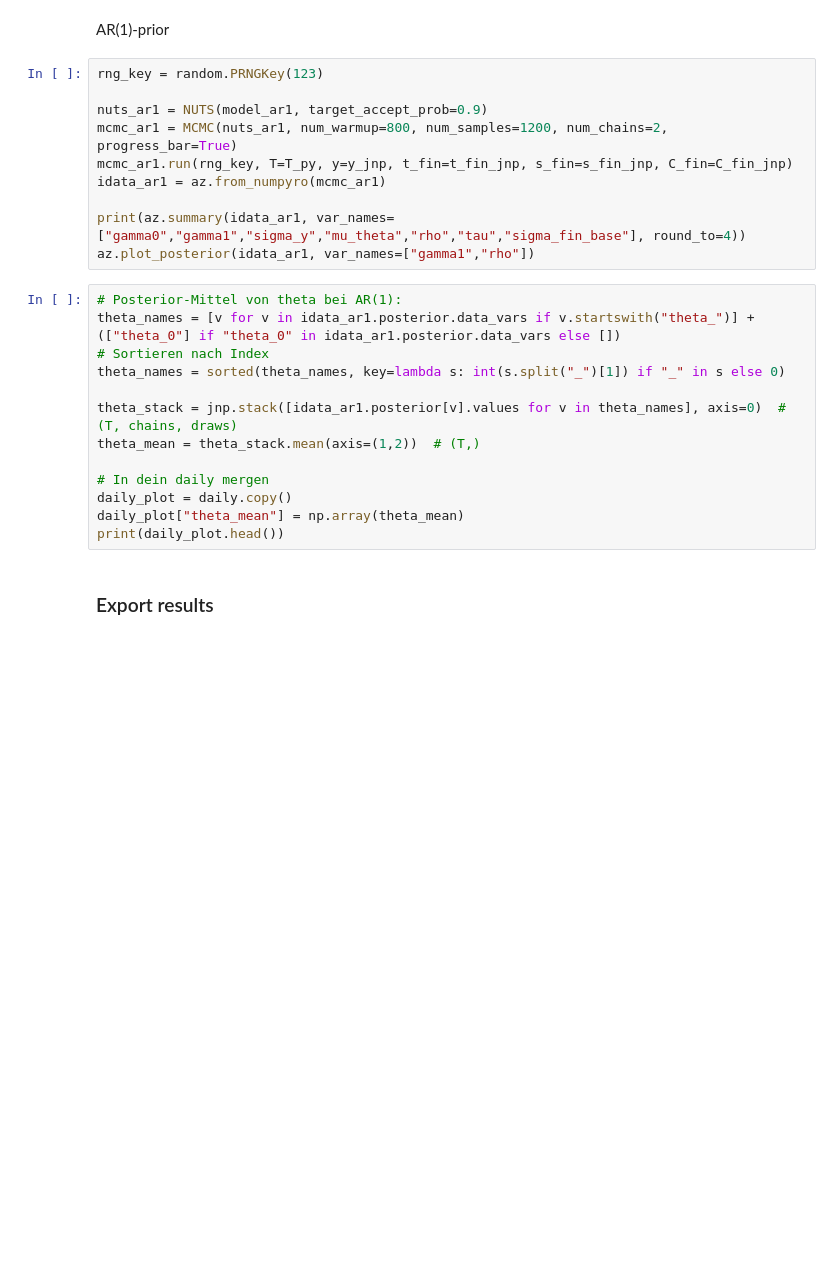
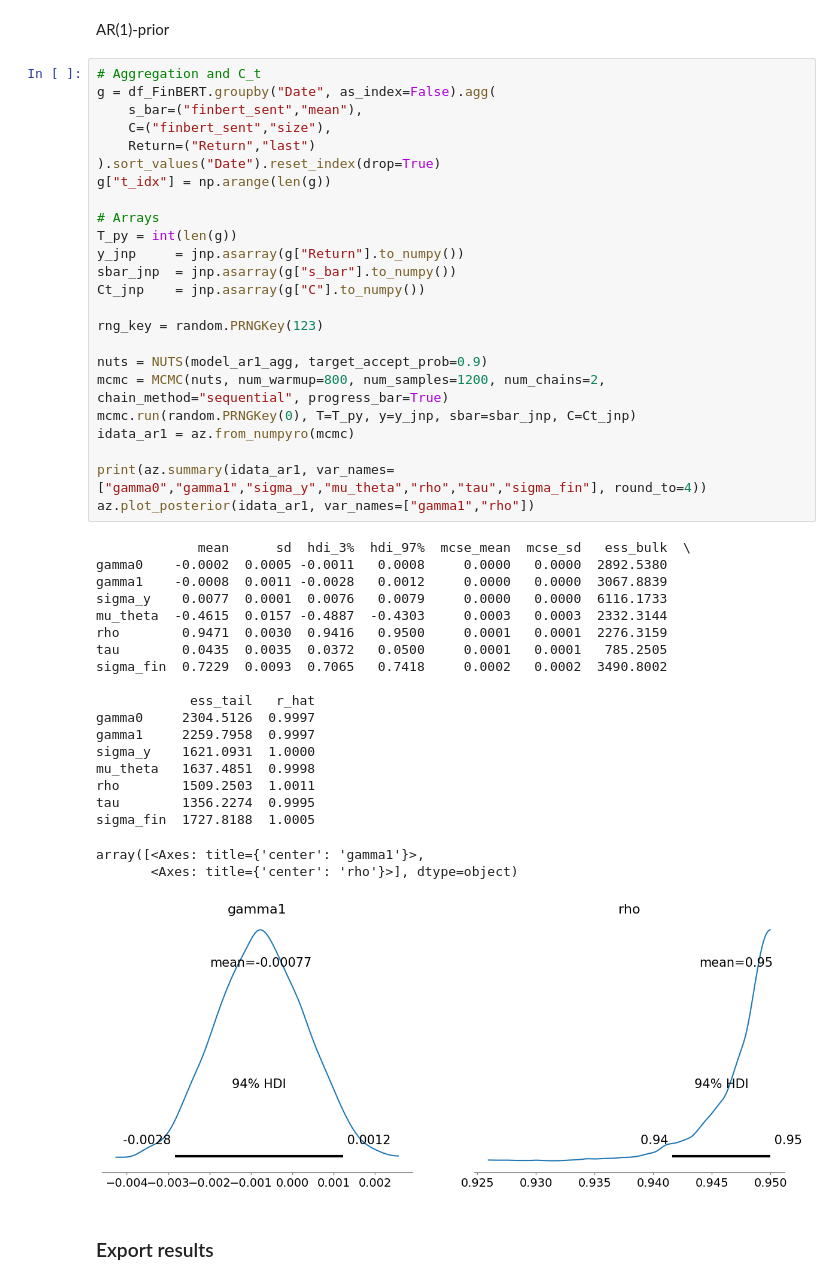
Before and after one commit to LukasGansneder/two-step-vs-one-step, a Jupyter notebook: code/3_onestep_method_jax.ipynb, the cells around one changed output. Saved outputs shown, nothing was run; the diff lists cells and outputs as text; blank space fills up the shorter version.

```diff
--- a/code/3_onestep_method_jax.ipynb
+++ b/code/3_onestep_method_jax.ipynb
@@ -139,28 +134,50 @@ sigma_fin_base  3842.7914  1640.2045  1.0008
 # %% [markdown]
 AR(1)-prior
 # %%
+# Aggregation and C_t
+g = df_FinBERT.groupby("Date", as_index=False).agg(
+    s_bar=("finbert_sent","mean"),
+    C=("finbert_sent","size"),
+    Return=("Return","last")
+).sort_values("Date").reset_index(drop=True)
+g["t_idx"] = np.arange(len(g))
+
+# Arrays
+T_py = int(len(g))
+y_jnp     = jnp.asarray(g["Return"].to_numpy())
+sbar_jnp  = jnp.asarray(g["s_bar"].to_numpy())
+Ct_jnp    = jnp.asarray(g["C"].to_numpy())
+
 rng_key = random.PRNGKey(123)
 
-nuts_ar1 = NUTS(model_ar1, target_accept_prob=0.9)
-mcmc_ar1 = MCMC(nuts_ar1, num_warmup=800, num_samples=1200, num_chains=2, progress_bar=True)
-mcmc_ar1.run(rng_key, T=T_py, y=y_jnp, t_fin=t_fin_jnp, s_fin=s_fin_jnp, C_fin=C_fin_jnp)
-idata_ar1 = az.from_numpyro(mcmc_ar1)
+nuts = NUTS(model_ar1_agg, target_accept_prob=0.9)
+mcmc = MCMC(nuts, num_warmup=800, num_samples=1200, num_chains=2, chain_method="sequential", progress_bar=True)
+mcmc.run(random.PRNGKey(0), T=T_py, y=y_jnp, sbar=sbar_jnp, C=Ct_jnp)
+idata_ar1 = az.from_numpyro(mcmc)
 
-print(az.summary(idata_ar1, var_names=["gamma0","gamma1","sigma_y","mu_theta","rho","tau","sigma_fin_base"], round_to=4))
+print(az.summary(idata_ar1, var_names=["gamma0","gamma1","sigma_y","mu_theta","rho","tau","sigma_fin"], round_to=4))
 az.plot_posterior(idata_ar1, var_names=["gamma1","rho"])
+# %% [output]
+             mean      sd  hdi_3%  hdi_97%  mcse_mean  mcse_sd   ess_bulk  \
+gamma0    -0.0002  0.0005 -0.0011   0.0008     0.0000   0.0000  2892.5380
+gamma1    -0.0008  0.0011 -0.0028   0.0012     0.0000   0.0000  3067.8839
+sigma_y    0.0077  0.0001  0.0076   0.0079     0.0000   0.0000  6116.1733
+mu_theta  -0.4615  0.0157 -0.4887  -0.4303     0.0003   0.0003  2332.3144
+rho        0.9471  0.0030  0.9416   0.9500     0.0001   0.0001  2276.3159
+tau        0.0435  0.0035  0.0372   0.0500     0.0001   0.0001   785.2505
+sigma_fin  0.7229  0.0093  0.7065   0.7418     0.0002   0.0002  3490.8002
+
+            ess_tail   r_hat
+gamma0     2304.5126  0.9997
+gamma1     2259.7958  0.9997
+sigma_y    1621.0931  1.0000
+mu_theta   1637.4851  0.9998
+rho        1509.2503  1.0011
+tau        1356.2274  0.9995
+sigma_fin  1727.8188  1.0005
+array([<Axes: title={'center': 'gamma1'}>,
+       <Axes: title={'center': 'rho'}>], dtype=object)
+[figure, added]
-# %%
-# Posterior-Mittel von theta bei AR(1):
-theta_names = [v for v in idata_ar1.posterior.data_vars if v.startswith("theta_")] + (["theta_0"] if "theta_0" in idata_ar1.posterior.data_vars else [])
-# Sortieren nach Index
-theta_names = sorted(theta_names, key=lambda s: int(s.split("_")[1]) if "_" in s else 0)
-
-theta_stack = jnp.stack([idata_ar1.posterior[v].values for v in theta_names], axis=0)  # (T, chains, draws)
-theta_mean = theta_stack.mean(axis=(1,2))  # (T,)
-
-# In dein daily mergen
-daily_plot = daily.copy()
-daily_plot["theta_mean"] = np.array(theta_mean)
-print(daily_plot.head())
 # %% [markdown]
 ### Export results
 # %% [markdown]
```
Also changed, not shown: parts of 6 cells of this notebook, 3 other files.
